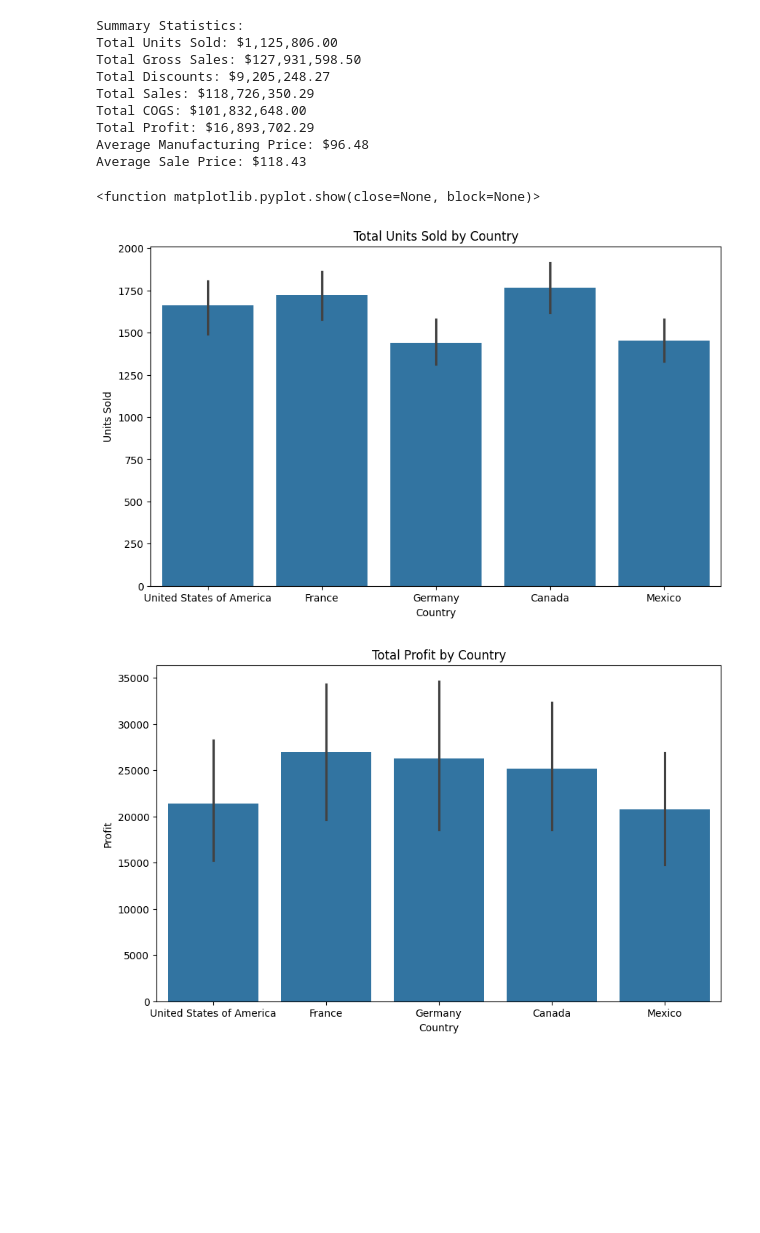
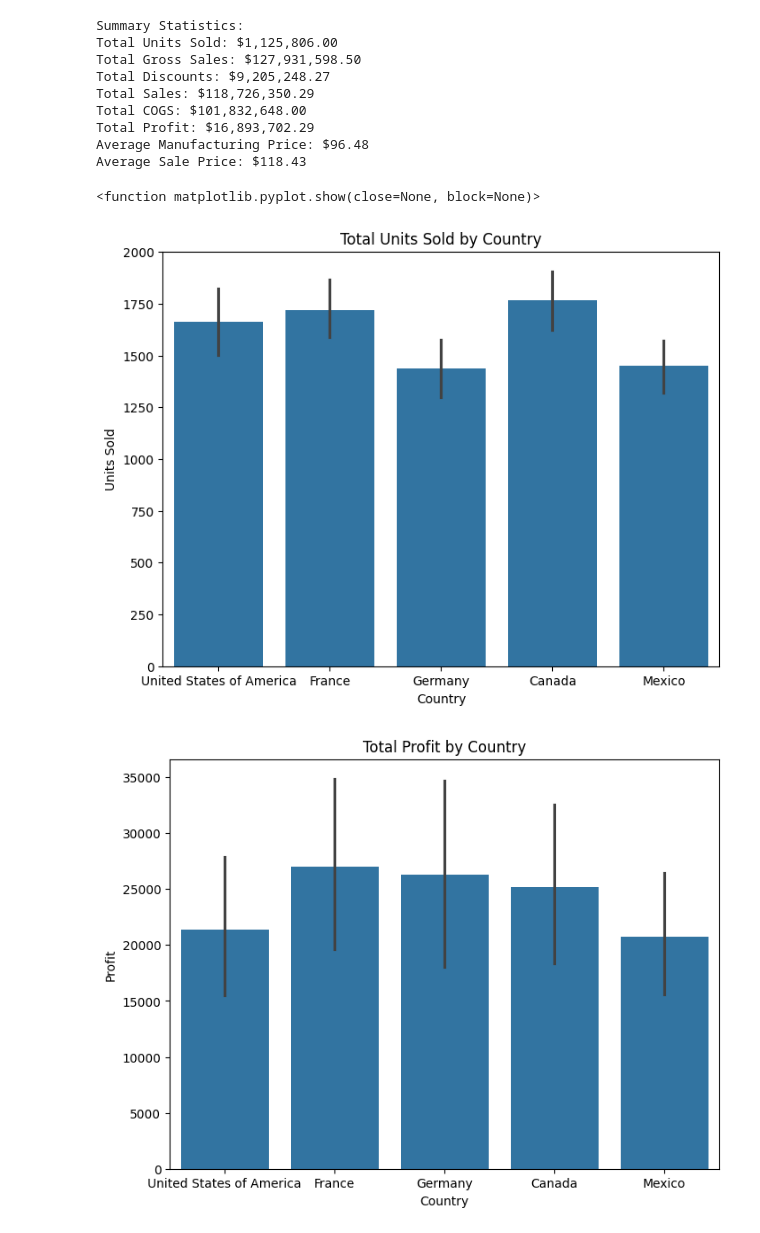
Before and after one commit to KamoheloSebolai/salesAnalysis, a Jupyter notebook: sales_analysis.ipynb, the cells around one changed output. Drawn from its saved outputs; the diff is of its cells as text; code cells hidden in the pictures; blank space fills up the shorter version.

```diff
--- a/sales_analysis.ipynb
+++ b/sales_analysis.ipynb
@@ -57,17 +57,17 @@ Average Manufacturing Price: $96.48
 Average Sale Price: $118.43
 # %%
 # Bar plot of total units sold by country
-plt.figure(figsize=(10, 6))
+plt.figure(figsize=(8, 6))
 sns.barplot(x='Country', y='Units Sold', data=salesData)
 plt.title('Total Units Sold by Country')
 plt.show
 # %% [output]
 <function matplotlib.pyplot.show(close=None, block=None)>
-[figure, old version]
+[figure, new version]
 # %%
-plt.figure(figsize=(10, 6))
+plt.figure(figsize=(8, 6))
 sns.barplot(x='Country', y='Profit', data=salesData)
 plt.title('Total Profit by Country')
 plt.show()
 # %% [output]
-[figure, old version]
+[figure, new version]
```
Also changed, not shown: parts of 1 cell of this notebook.
